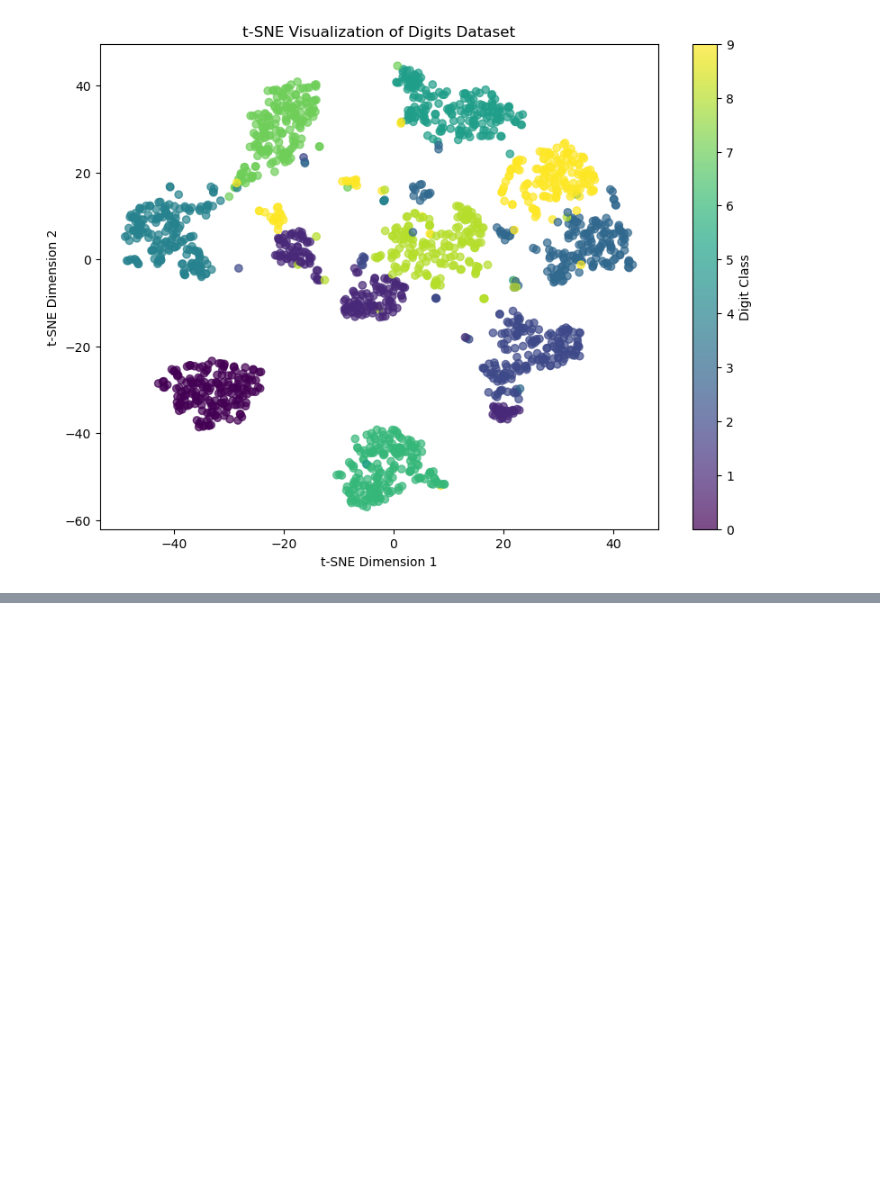
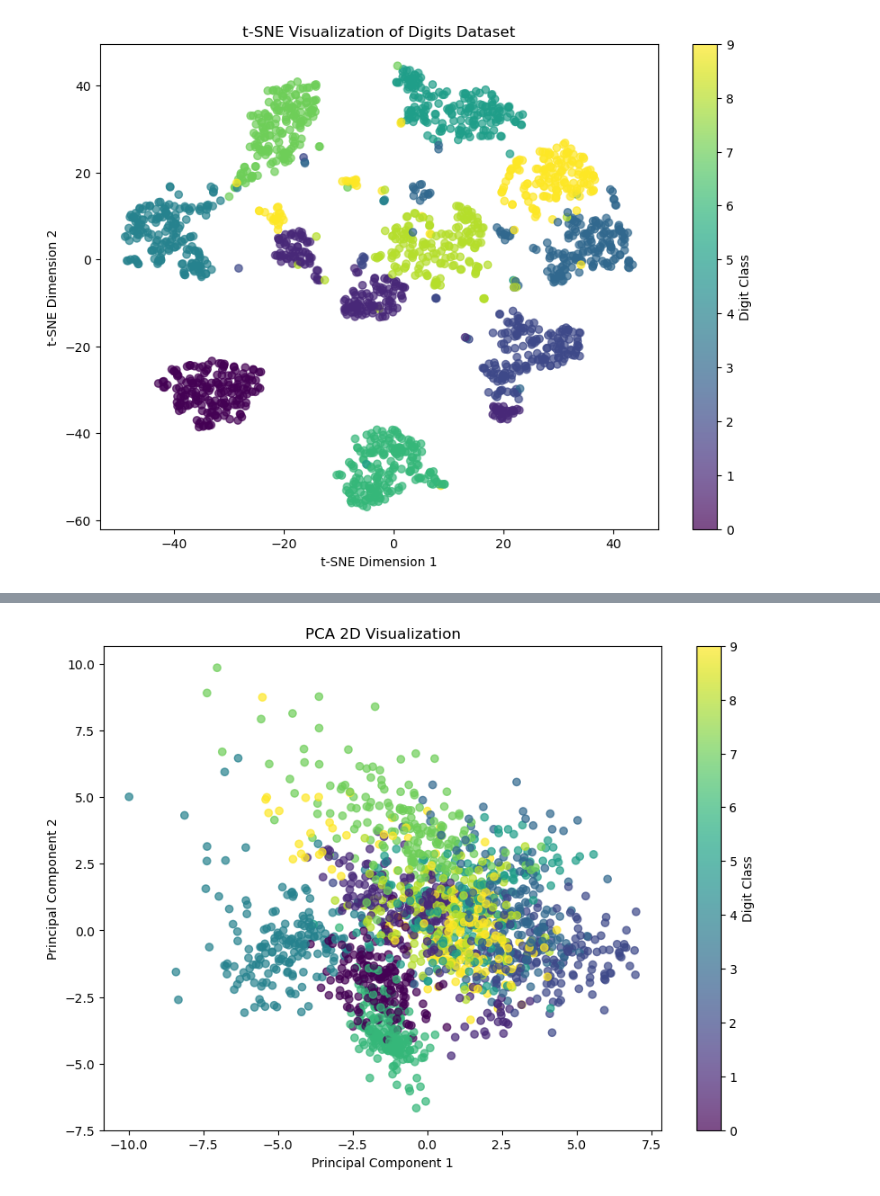
Before and after one commit to AHMAD-ALI5/machine-learning-from-scratch, a Jupyter notebook: machine-learning-from-scratch/Dimensionality reduction/tsne.ipynb, the cells around one changed output, grey strips where cells are left out. Cells and saved outputs as stored; diff of their text form; code cells hidden in the pictures; blank space fills up the shorter version.

```diff
--- a/machine-learning-from-scratch/Dimensionality reduction/tsne.ipynb
+++ b/machine-learning-from-scratch/Dimensionality reduction/tsne.ipynb
@@ -126,0 +165,28 @@ plt.show()
+# %%
+pca_2d = PCA(
+    n_components=2,
+    random_state=42
+)
+
+X_pca_2d = pca_2d.fit_transform(X_scaled)
+
+plt.figure(figsize=(10, 7))
+
+plt.scatter(
+    X_pca_2d[:, 0],
+    X_pca_2d[:, 1],
+    c=y,
+    alpha=0.7
+)
+
+plt.xlabel("Principal Component 1")
+plt.ylabel("Principal Component 2")
+plt.title("PCA 2D Visualization")
+
+plt.colorbar(
+    label="Digit Class"
+)
+
+plt.show()
+# %% [output]
+[figure, added]
```
Also changed, not shown: parts of 2 cells of this notebook.
